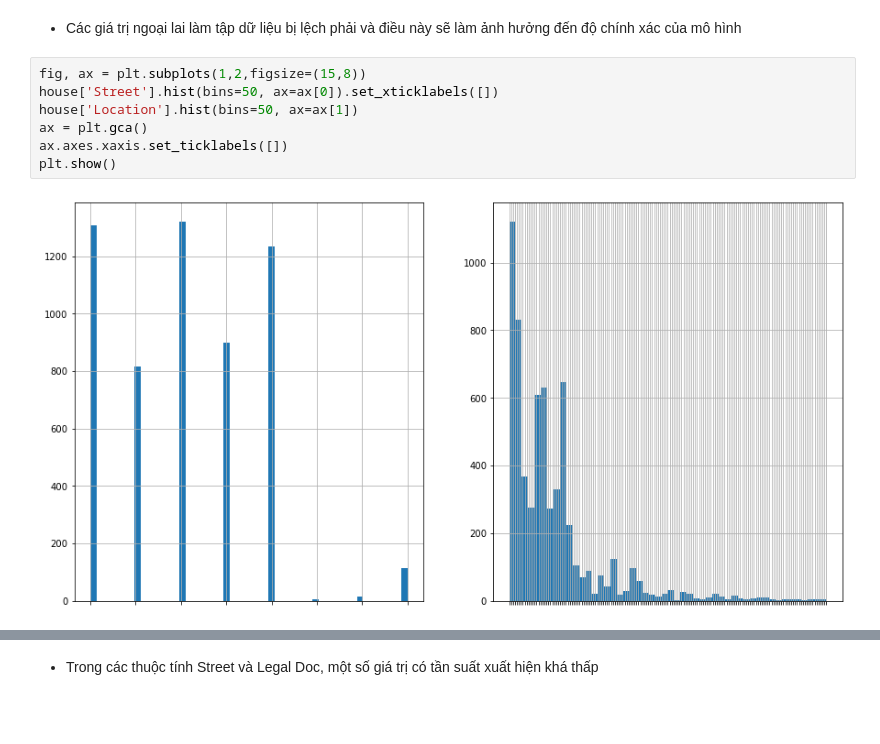
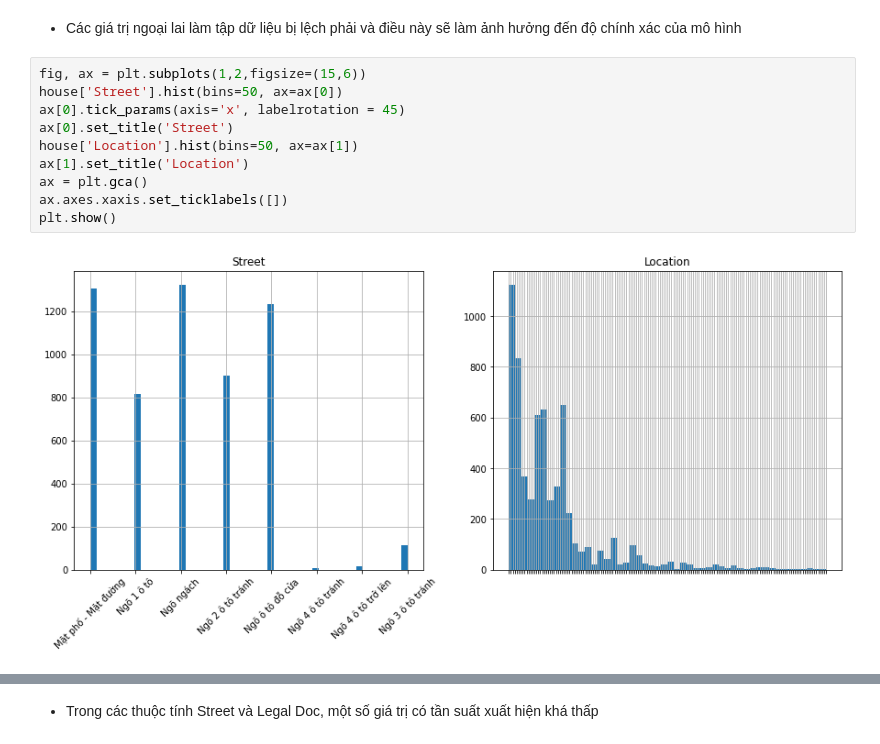
Before and after one commit to HieuTranV/DataVisualization, a Jupyter notebook: LabCK/Statistic&Model.ipynb, the cells around one changed output, grey strips where cells are left out. Drawn from its saved outputs; the diff is of its cells as text; blank space fills up the shorter version.

```diff
--- a/LabCK/Statistic&Model.ipynb
+++ b/LabCK/Statistic&Model.ipynb
@@ -778,11 +779,14 @@ plt.show()
 # %% [markdown]
 - Các giá trị ngoại lai làm tập dữ liệu bị lệch phải và điều này sẽ làm ảnh hưởng đến độ chính xác của mô hình
 # %%
-fig, ax = plt.subplots(1,2,figsize=(15,8))
-house['Street'].hist(bins=50, ax=ax[0]).set_xticklabels([])
+fig, ax = plt.subplots(1,2,figsize=(15,6))
+house['Street'].hist(bins=50, ax=ax[0])
+ax[0].tick_params(axis='x', labelrotation = 45)
+ax[0].set_title('Street')
 house['Location'].hist(bins=50, ax=ax[1])
+ax[1].set_title('Location')
 ax = plt.gca()
 ax.axes.xaxis.set_ticklabels([])
 plt.show()
 # %% [output]
-[figure, old version]
+[figure, new version]
```
Also changed, not shown: parts of 60 cells of this notebook.
